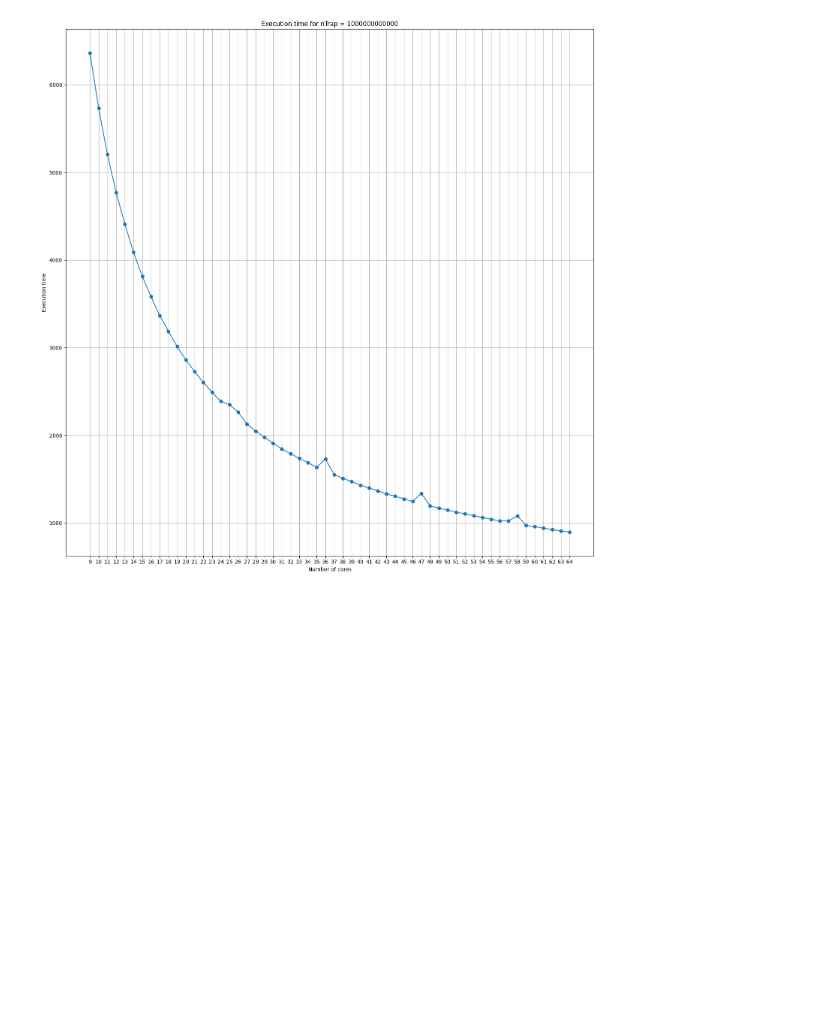
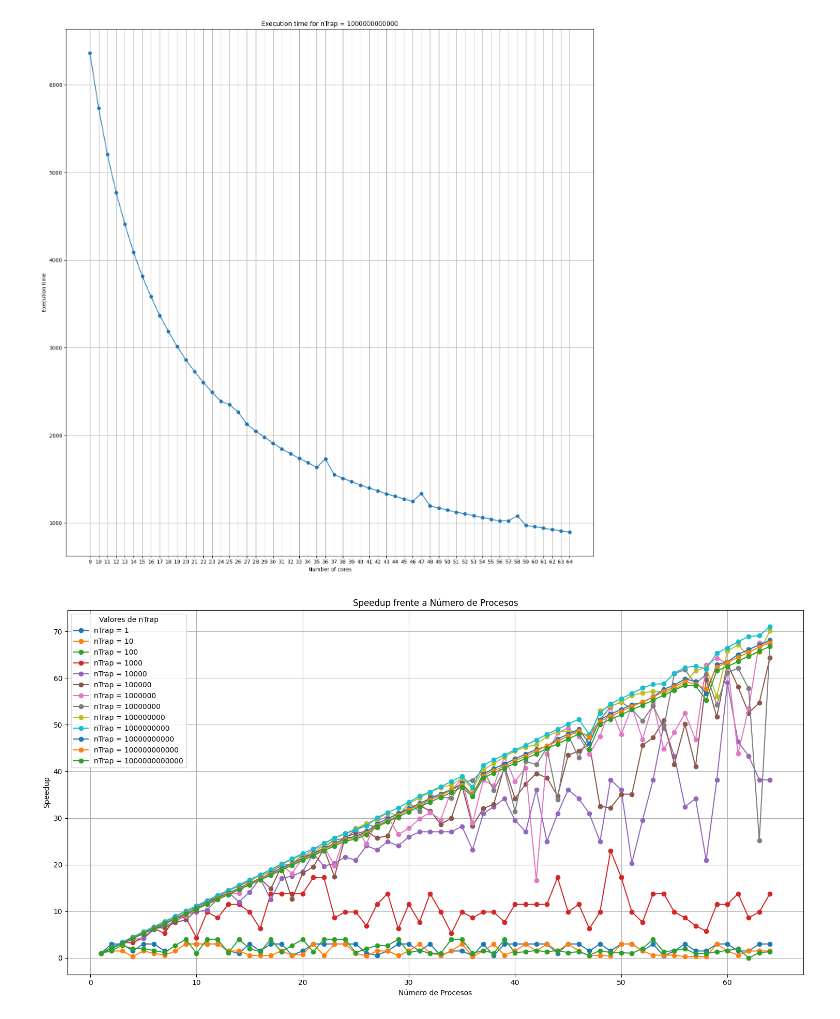
Before and after one commit to DavidCP-USC/Calculo-de-PI-con-MPI---FSP_P1, a Jupyter notebook: calculos.ipynb, the cells around one changed output. Drawn from its saved outputs; the diff is of its cells as text; code cells hidden in the pictures; blank space fills up the shorter version.

```diff
--- a/calculos.ipynb
+++ b/calculos.ipynb
@@ -246,3 +256,35 @@ plt.savefig(dirImg + '/execution_time.png')
 plt.show()
 # %% [output]
 [figure]
+# %%
+plt.figure(figsize=(15, 8))
+
+# Obtener los valores únicos de nTrap para crear líneas por color
+nTrap_values = final_df['nTrap'].unique()
+
+for n in nTrap_values:
+    # Filtrar los datos para cada valor de nTrap
+    tempData = final_df[final_df['nTrap'] == n]
+
+    # Extraer valores de los ejes
+    xValues = tempData['Process']
+    yValues = tempData['Speedup']
+
+    # Graficar con un color diferente para cada nTrap
+    plt.plot(xValues, yValues, marker='o', label=f'nTrap = {n}')
+
+# Configurar etiquetas y título
+plt.title('Speedup frente a Número de Procesos')
+plt.xlabel('Número de Procesos')
+plt.ylabel('Speedup')
+
+# Añadir leyenda y cuadrícula
+plt.legend(title='Valores de nTrap', loc='upper left')
+plt.grid(True)
+plt.tight_layout()
+
+# Guardar y mostrar
+plt.savefig(dirImg + '/speedup_vs_procs.png')
+plt.show()
+# %% [output]
+[figure, added]
```
Also changed, not shown: parts of 7 cells of this notebook, 5 other files.
